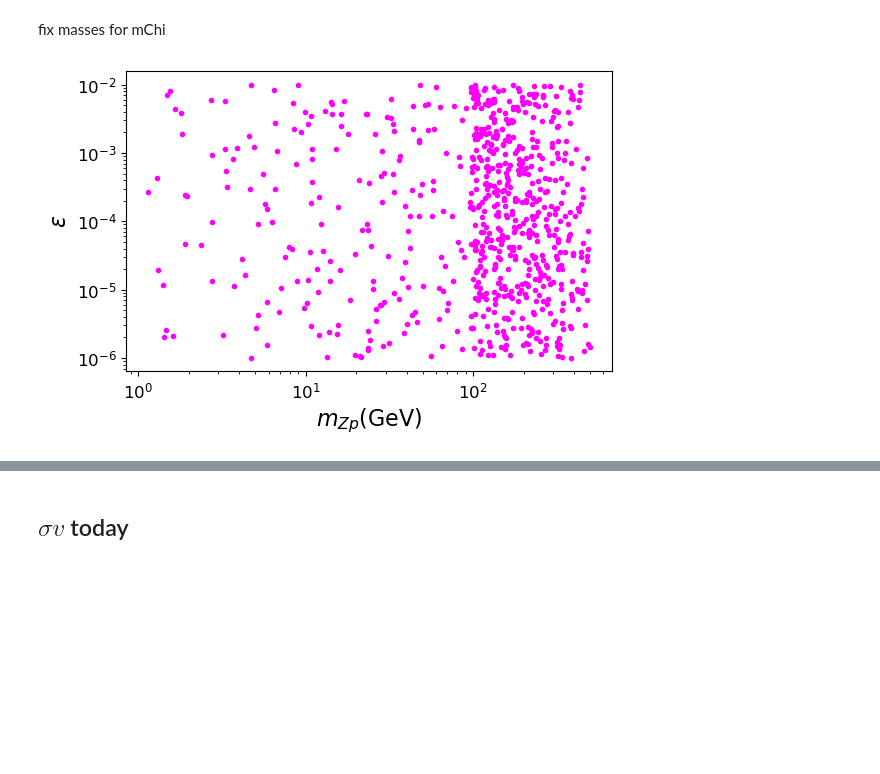
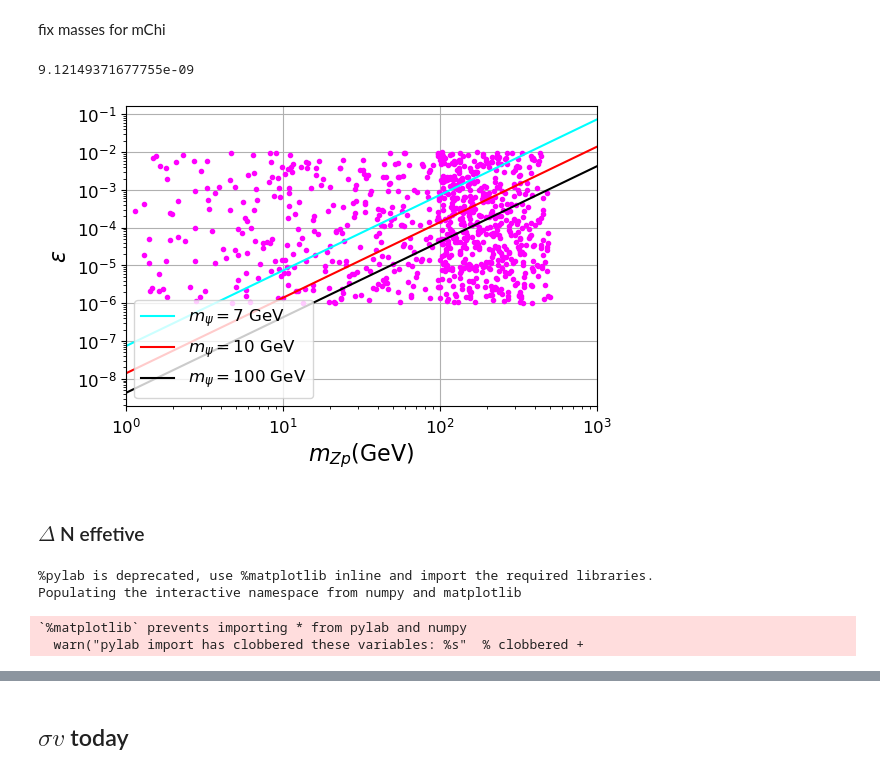
Before and after one commit to davidsuarezr/MDEO, a Jupyter notebook: random-scan-DM.ipynb, the cells around one changed output, grey strips where cells are left out. Cells and saved outputs as stored; diff of their text form; code cells hidden in the pictures; blank space fills up the shorter version.

```diff
--- a/random-scan-DM.ipynb
+++ b/random-scan-DM.ipynb
@@ -149,0 +166,2 @@ plt.show()
+# %%
+xd['DNeff'] = ΔNeff1_vec(2.3e-3, xd.epsilon, xd.TWpSPheno, xd.g1p)
@@ -347,20 +379,55 @@ plt.show()
 ### Kinetic mixing plot
 # %% [markdown]
 fix masses for mChi
+# %%
+def eplot(mDM,B,MZp):
+    k = np.sqrt(XENONnT(mDM)*(1e+36/GeVtomin2topb)*4.*np.pi*((MNn+mDM)/(MNn*mDM))**2/(B*gp)**2*MZp**4)
+
+    return(k)
+# %%
+eplot(500,1,1)
+# %% [output]
+9.12149371677755e-09
 # %%
 plt.figure(figsize=(6,4))
 
-plt.loglog(xd.MZp, xd.epsilon, color='magenta', marker='o',ms=3,linestyle='', label=r'$\chi^0_1$')
+plt.loglog(xd.MZp, xd.epsilon, color='magenta', marker='o',ms=3,linestyle='', label=r'')
+#plt.loglog(xd.MZp, xd.epsilon*np.sqrt(xd.Omega1/Omega), color='black', marker='o',ms=3,linestyle='', label=r'')
+
+n=np.arange(1,1e3,30)
+plt.loglog(n, eplot(6.5,1,n), color='cyan', linestyle='-', label=r'$m_{\psi}=7$ GeV')
+plt.loglog(n, eplot(10,1,n), color='red', linestyle='-', label=r'$m_{\psi}=10$ GeV')
+plt.loglog(n, eplot(100,1,n), color='black', linestyle='-', label=r'$m_{\psi}=100$ GeV')
 
 
 plt.xlabel(r'$m_{Zp}$(GeV)',size=16)
 plt.ylabel(r'$\epsilon$',size=16)
-#plt.legend(prop={'size':10},loc='lower left')
-#plt.xlim(1e0,5e3)
+plt.legend(prop={'size':12},loc='best')
+plt.xlim(1,1e3)
 #plt.ylim(1e-17,1e-6)
+plt.grid()
 
 plt.tight_layout()
 #plt.savefig('plots/SI-xi.pdf')
 plt.show()
 # %% [output]
-[figure, old version]
+[figure, new version]
+# %% [markdown]
+### $\Delta$ N effetive
+# %%
+import numpy as py
+from scipy.special import zeta
+from scipy.optimize import bisect
+from scipy import integrate as intg
+from scipy import interpolate
+from scipy.interpolate import InterpolatedUnivariateSpline
+%pylab inline
+USETEX=False
+if USETEX:
+    matplotlib.rcParams['text.usetex'] = True
+    #matplotlib.rcParams['text.latex.unicode'] = True
+# %% [output]
+%pylab is deprecated, use %matplotlib inline and import the required libraries.
+Populating the interactive namespace from numpy and matplotlib
+`%matplotlib` prevents importing * from pylab and numpy
+  warn("pylab import has clobbered these variables: %s"  % clobbered +
```
Also changed, not shown: parts of 24 cells of this notebook, 6 other files.
